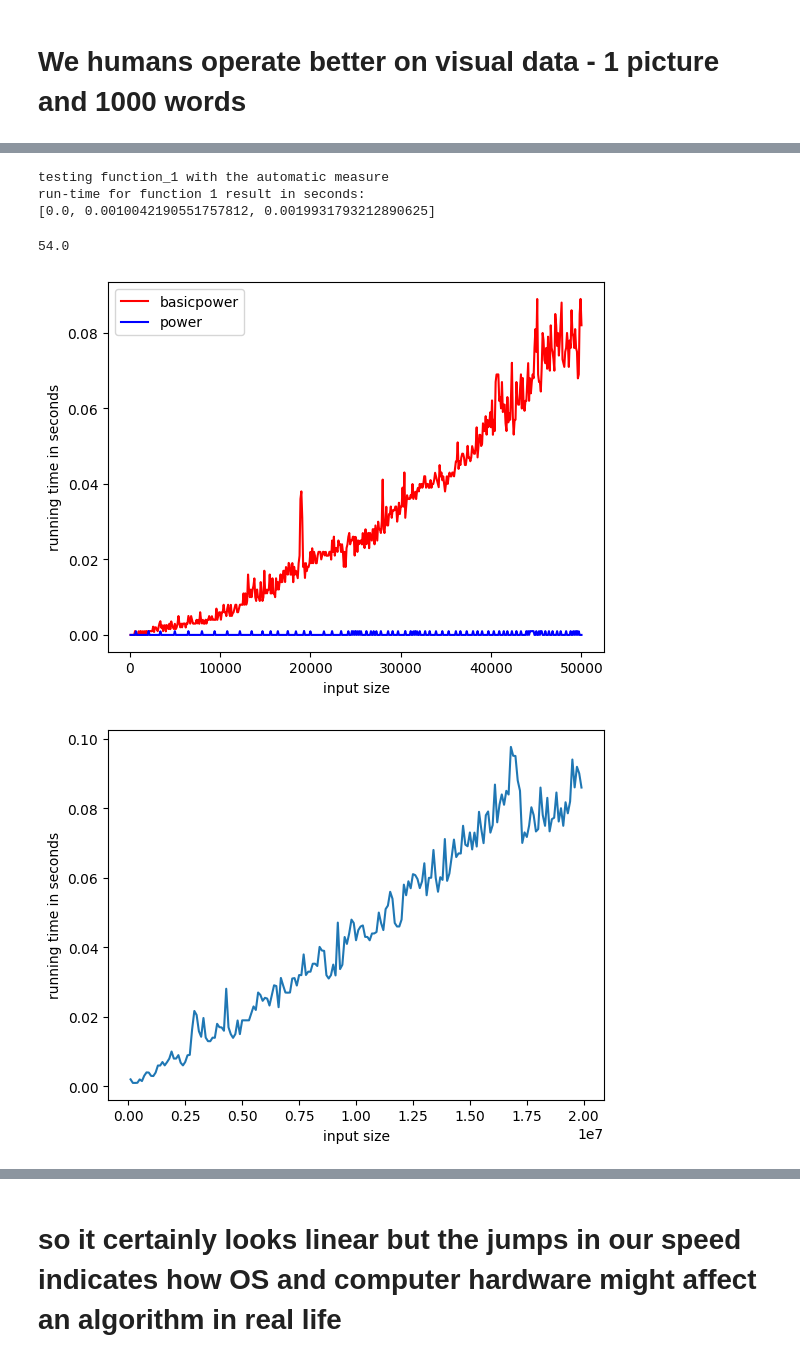
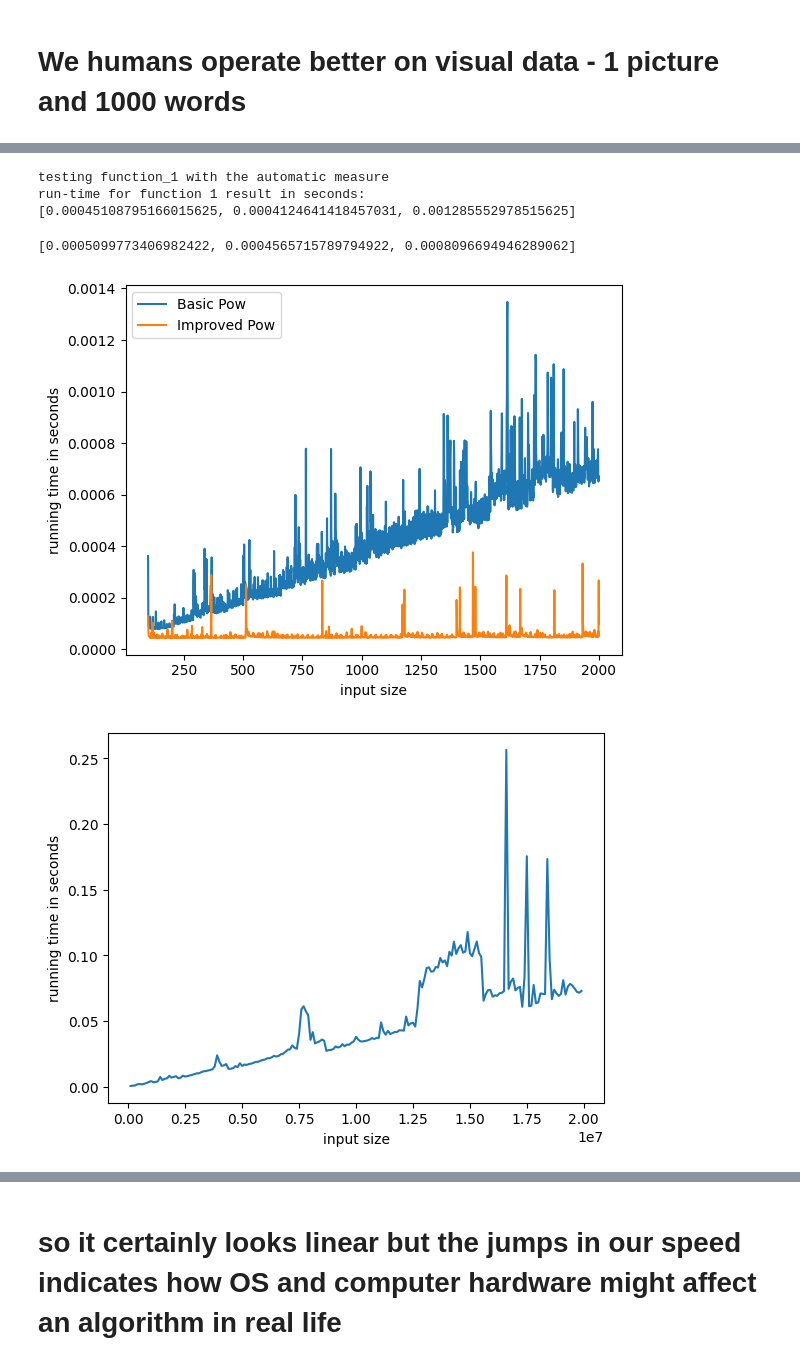
Before and after one commit to ValRCS/RTU_Algorithms_DIP321, a Jupyter notebook: recursion_examples.ipynb, the cells around one changed output, grey strips where cells are left out. Drawn from its saved outputs; the diff is of its cells as text; code cells hidden in the pictures.

```diff
--- a/recursion_examples.ipynb
+++ b/recursion_examples.ipynb
@@ -122,3 +169,0 @@ sys.setrecursionlimit(5000)
-# %%
-for n in range(2000,3000, 10):
-    print(f"Working on {n} and the number of digits is {len(str(basicpower(2,n)))}")
@@ -247,19 +293,13 @@ def power(x, n):
     '''Compute the value x**n for integer n.'''
     if n == 0: # this is our base case
         return 1
-    else:
-        partial = power(x, n // 2) # remember that x^4*x^4 == x^8 or (x^4)^2 == x^(4*2) == x^8
-        result = partial * partial # so x^4*x^4 == x^8
+
+    # we still do recursion we just do not do it at the end
+    partial = power(x, n // 2) # remember that x^4*x^4 == x^8 because 4+4 = 8
+    # // means that we keep only the integer part of the division in Python 3
+    result = partial * partial
+    # we skip over the part where * is implemented
     if n % 2 == 1:  # for odd powers we need to multiply by the number
-        result *= x # so x^9 = x^4 * x^4 * x
+        result *= x
+    # time.sleep(0.01)
     return result
-
-# assert it works
-assert power(2, 8) == 2**8, "Even Test case 1 failed"
-# now test with 9
-assert power(2, 9) == 2**9, "Odd Test case 2 failed"
-print(f"Indeed 2**8 is {power(2, 8)}")
-print(f"Indeed 2**9 is {power(2, 9)}")
-# let's do 10 as well
-assert power(2, 10) == 2**10, "Even Test case 3 failed"
-print(f"Indeed 2**10 is {power(2, 10)}")
@@ -578,5 +415,8 @@ from IPython.utils import io as iuio
 # %%
-
+# in python we can pass functions as arguments
+from IPython.utils import io as iuio
+import matplotlib.pyplot as plt
+import time
 def automatic_time(input_array, func_name):
     # input_array contains all elements of input,
     #   preferably sorted from small to big,
@@ -589,22 +429,19 @@ def automatic_time(input_array, func_name):
 #         print(time.process_time_ns())
 #         start = time.process_time()
         start = time.time()
-
-        with iuio.capture_output() as suppressed: # suppress output from the function
+        with iuio.capture_output() as suppressed:
             if isinstance(val, tuple):
                 _ = func_name(*val) #unrolling the tuple to pass multiple arguments to our function
-                # func_name(*val) #unrolling the tuple to pass multiple arguments to our function
             else:
                 _ = func_name(val) # just a single argument function
-                # func_name(val) # just a single argument function
 
         ret.append((time.time() - start)) # 10e9 converts unit from second to nanosecond
     return ret
 
-my_input_arr = [(2,1_000),(2,2_000),(4,4_000)] # so our inputs are tuples of (base, power)
+my_input_arr = [(2,500),(2,1_000),(2,2_000)]
 print("testing function_1 with the automatic measure")
 print(f"run-time for function 1 result in seconds: \n{automatic_time(my_input_arr, basicpower)}")
 # %% [output]
 testing function_1 with the automatic measure
 run-time for function 1 result in seconds:
-[0.0, 0.0010042190551757812, 0.0019931793212890625]
+[0.00045108795166015625, 0.0004124641418457031, 0.001285552978515625]
@@ -613,5 +447,0 @@ seconds = time.time()
-# %%
-seconds // 60 // 60 // 24 // 365
-# so around 54 years since start of the epoch which was in 1970
-# %% [output]
-54.0
@@ -623,28 +448,33 @@ seconds // 60 // 60 // 24 // 365
+# %%
+automatic_time(my_input_arr, basicpower)
+# %% [output]
+[0.0005099773406982422, 0.0004565715789794922, 0.0008096694946289062]
 # %%
-input_arr = [(2,i) for i in range(100, 50_000+1, 100)] # we will use list comprehension to generate our input
+STEP = 1
+input_arr = [(2,i) for i in range(100, 2_000+1, STEP)]
 
 # input_arr_t = [(i,i) for i in range(1, 1000)]
 
 # fun1 = automatic_time(input_arr, function_1)
-results = automatic_time(input_arr, basicpower) # this is our naive function
-results_2 = automatic_time(input_arr, power) # this is our improved function
+results = automatic_time(input_arr, basicpower) # this is the linear (not so good here)
+results_2 = automatic_time(input_arr, power) # so power is the good function (log based)
 # fun3 = automatic_time(input_arr, function_3)
 # fun4 = automatic_time(input_arr_t, function_4)
 # fun5 = automatic_time(input_arr_t, function_5)
 
-plt.plot([el[1] for el in input_arr], results, color="red") # we only want to see the i as x
-plt.plot([el[1] for el in input_arr], results_2, color="blue") # we only want to see the i as x
+plt.plot([el[1] for el in input_arr], results, label="Basic Pow") # we only want to see the i as x
+plt.plot([el[1] for el in input_arr], results_2, label="Improved Pow")
 plt.xlabel("input size")
 plt.ylabel("running time in seconds")
-# add legend
-plt.legend(["basicpower", "power"])
+plt.legend()
 plt.show()
 # %% [output]
-[figure, old version]
+[figure, new version]
 # %%
 input_arr = [(2,i) for i in range(100_000, 20_000_000, 100_000)]
 
 results = automatic_time(input_arr, power)
+
 # mathpow_results = automatic_time(input_arr, math.pow) # math.pow does n ot like large powers
 
 plt.plot([el[1] for el in input_arr], results)
@@ -652,8 +482,9 @@ plt.plot([el[1] for el in input_arr], results)
 plt.xlabel("input size")
 plt.ylabel("running time in seconds")
 plt.show()
+# so there is some overhead when dealing with truly large numbers
 # %% [output]
-[figure, old version]
+[figure, new version]
 # %%
 input_arr = [(2,i) for i in range(1_000, 100_000, 1_000)]
 
```
Also changed, not shown: parts of 183 cells of this notebook.
